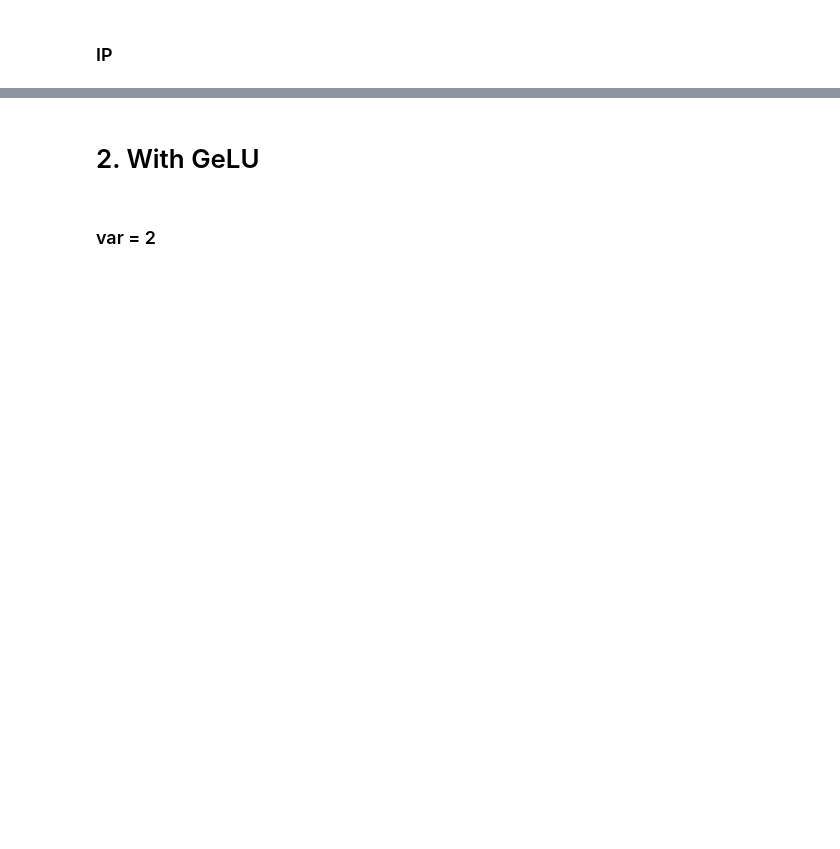
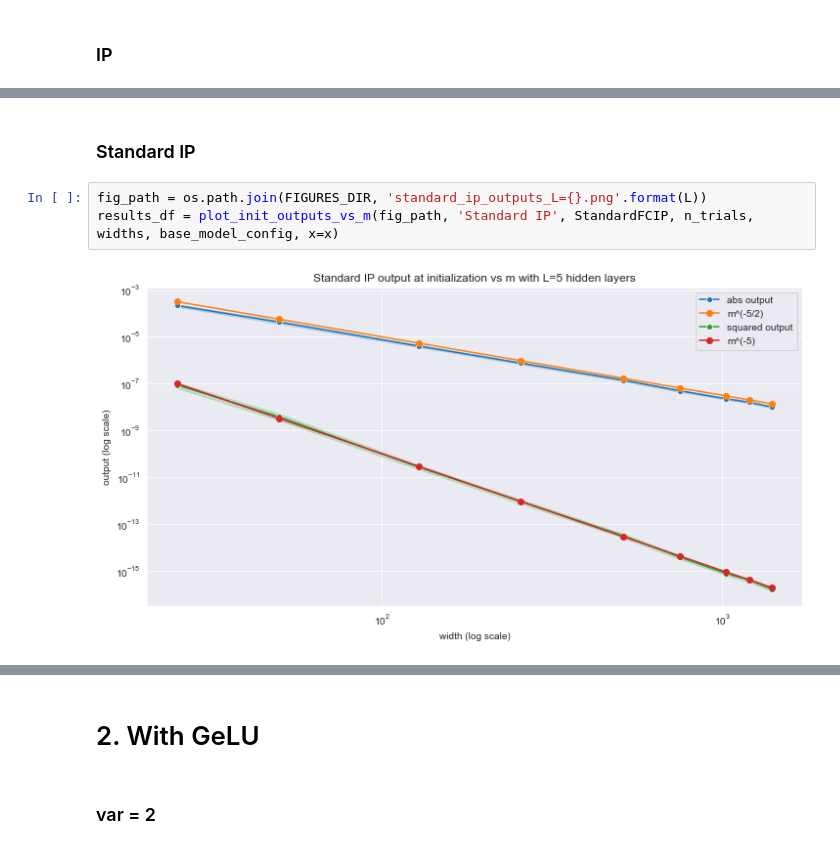
Before and after one commit to karl-hajjar/wide-networks, a Jupyter notebook: pytorch/notebooks/abc_parameterizations/initialization/plot-fc-models-init.ipynb, the cells around one changed output, grey strips where cells are left out. Drawn from its saved outputs; the diff is of its cells as text; blank space fills up the shorter version.

```diff
--- a/pytorch/notebooks/abc_parameterizations/initialization/plot-fc-models-init.ipynb
+++ b/pytorch/notebooks/abc_parameterizations/initialization/plot-fc-models-init.ipynb
@@ -63,0 +65,7 @@ results_df = plot_init_outputs_vs_m(fig_path, 'IP', ip.FCIP, n_trials, widths, b
+# %% [markdown]
+### Standard IP
+# %%
+fig_path = os.path.join(FIGURES_DIR, 'standard_ip_outputs_L={}.png'.format(L))
+results_df = plot_init_outputs_vs_m(fig_path, 'Standard IP', StandardFCIP, n_trials, widths, base_model_config, x=x)
+# %% [output]
+[figure, added]
```
Also changed, not shown: parts of 28 cells of this notebook, 16 other files.
